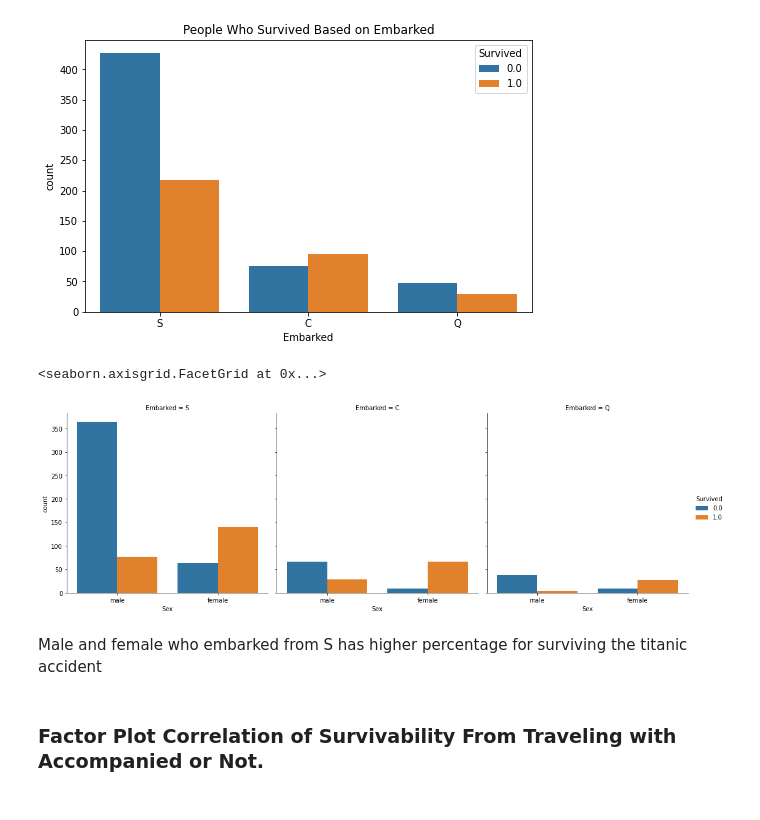
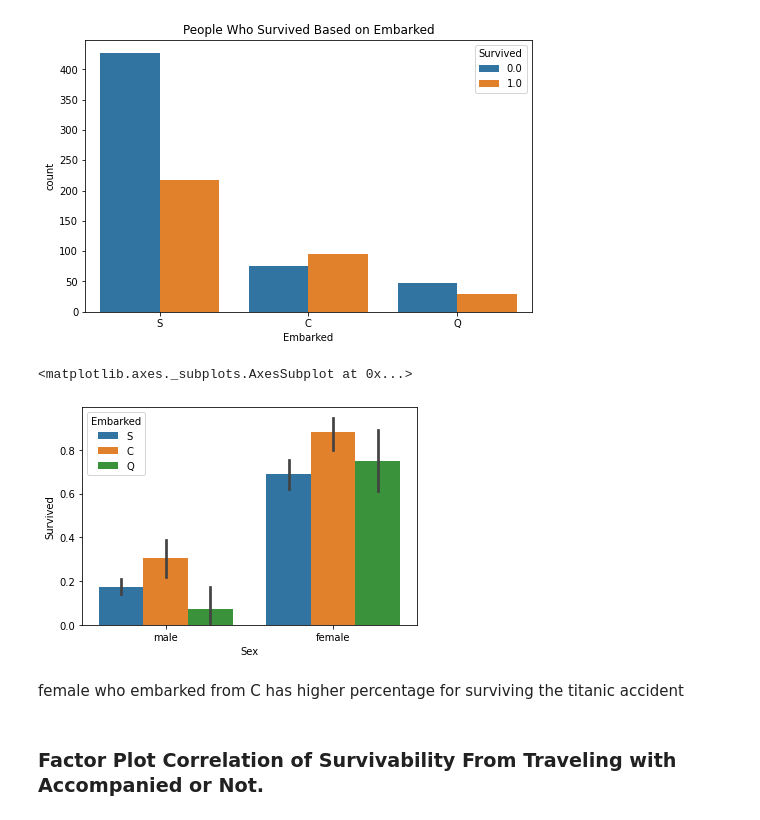
Before and after one commit to marcellinus-witarsah/dataScienceMiniProjects, a Jupyter notebook: TitanicSurvivalModel/Titanic Third.ipynb, the cells around one changed output. Saved outputs shown, nothing was run; the diff lists cells and outputs as text; code cells hidden in the pictures.

```diff
--- a/TitanicSurvivalModel/Titanic Third.ipynb
+++ b/TitanicSurvivalModel/Titanic Third.ipynb
@@ -781,16 +798,15 @@ sns.countplot(x='Embarked', data=titanic_all, hue='Survived')
 <matplotlib.axes._subplots.AxesSubplot at 0x...>
 [figure]
 # %%
-sns.catplot(kind='count',
-            data=titanic_all,
-            col='Embarked',
+sns.barplot(data=titanic_all,
+            hue='Embarked',
             x='Sex',
-            hue='Survived')
+            y='Survived')
 # %% [output]
-<seaborn.axisgrid.FacetGrid at 0x...>
+<matplotlib.axes._subplots.AxesSubplot at 0x...>
-[figure, old version]
+[figure, new version]
 # %% [markdown]
-Male and female who embarked from S has higher percentage for surviving the titanic accident
+female who embarked from C has higher percentage for surviving the titanic accident
 # %% [markdown]
 ### Factor Plot Correlation of Survivability From Traveling with Accompanied or Not.
 # %%
```
Also changed, not shown: parts of 29 cells of this notebook.
